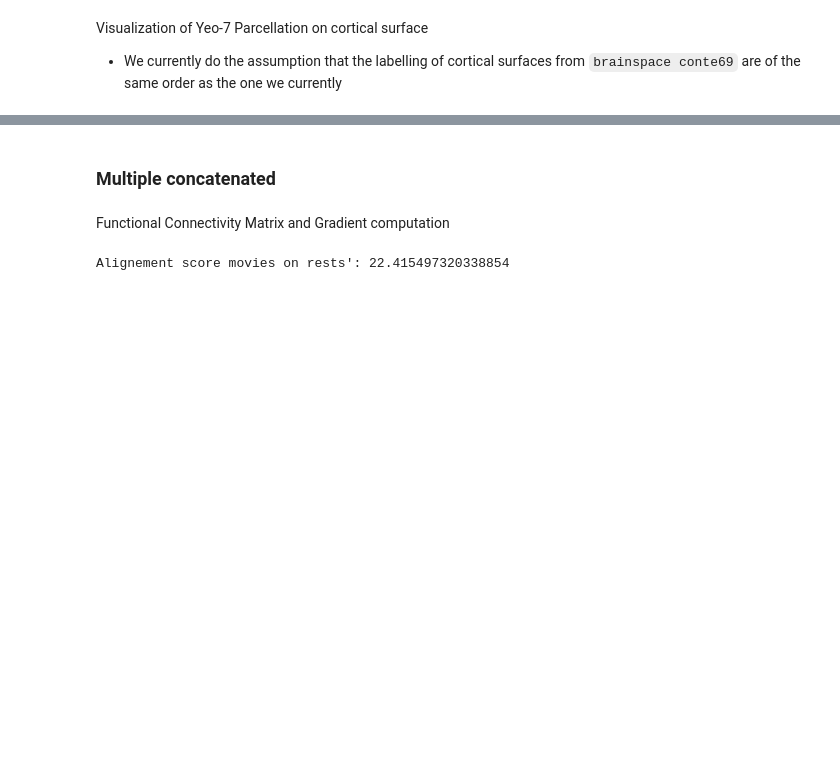
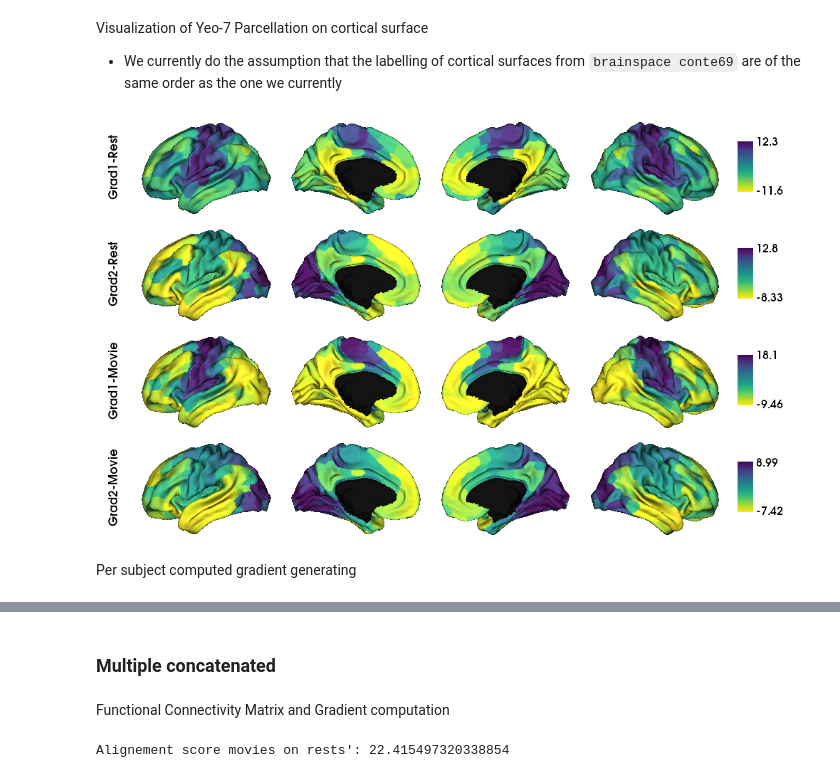
Before and after one commit to MIPLabCH/emoguide_gradients, a Jupyter notebook: fmri_connectome.ipynb, the cells around one changed output, grey strips where cells are left out. Drawn from its saved outputs; the diff is of its cells as text; code cells hidden in the pictures; blank space fills up the shorter version.

```diff
--- a/fmri_connectome.ipynb
+++ b/fmri_connectome.ipynb
@@ -103,20 +116,20 @@ for i in range(2):
 Visualization of Yeo-7 Parcellation on cortical surface
 - We currently do the assumption that the labelling of cortical surfaces from `brainspace conte69` are of the same order as the one we currently
 # %%
-# from brainspace.plotting import plot_hemispheres
-# from brainspace.utils.parcellation import map_to_labels
-# from brainspace.datasets import load_group_fc, load_parcellation, load_conte69
+labeling         = load_parcellation('schaefer', scale=400, join=True)
+surf_lh, surf_rh = load_conte69()
 
-# labeling         = load_parcellation('schaefer', scale=400, join=True)
-# surf_lh, surf_rh = load_conte69()
+mask = labeling != 0
+gs   = [g_rest, g_movie]
+grad = [None] * 4
+for i in range(2):
+    for k in range(2):
+        # map the gradient to the parcels
+        grad[i*2+k] = map_to_labels(gs[i].gradients_[:, k], labeling, mask=mask, fill=np.nan)
 
-# mask = labeling != 0
-# gs   = [g_rest, g_movie]
-# grad = [None] * 4
-# for i in range(2):
-#     for k in range(2):
-#         # map the gradient to the parcels
-#         grad[i*2+k] = map_to_labels(gs[i].gradients_[:, k], labeling, mask=mask, fill=np.nan)
-
-# plot_hemispheres(surf_lh, surf_rh, array_name=grad, size=(1000, 600), cmap='viridis_r',
-#                  color_bar=True, label_text=['Grad1-Rest', 'Grad2-Rest', 'Grad1-Movie', 'Grad2-Movie'], zoom=1.55, embed_nb=True, interactive=False)
+plot_hemispheres(surf_lh, surf_rh, array_name=grad, size=(1000, 600), cmap='viridis_r',
+                 color_bar=True, label_text=['Grad1-Rest', 'Grad2-Rest', 'Grad1-Movie', 'Grad2-Movie'], zoom=1.55, embed_nb=True, interactive=False)
+# %% [output]
+[figure, added]
+# %% [markdown]
+Per subject computed gradient generating
```
Also changed, not shown: parts of 9 cells of this notebook, 12 other files.
